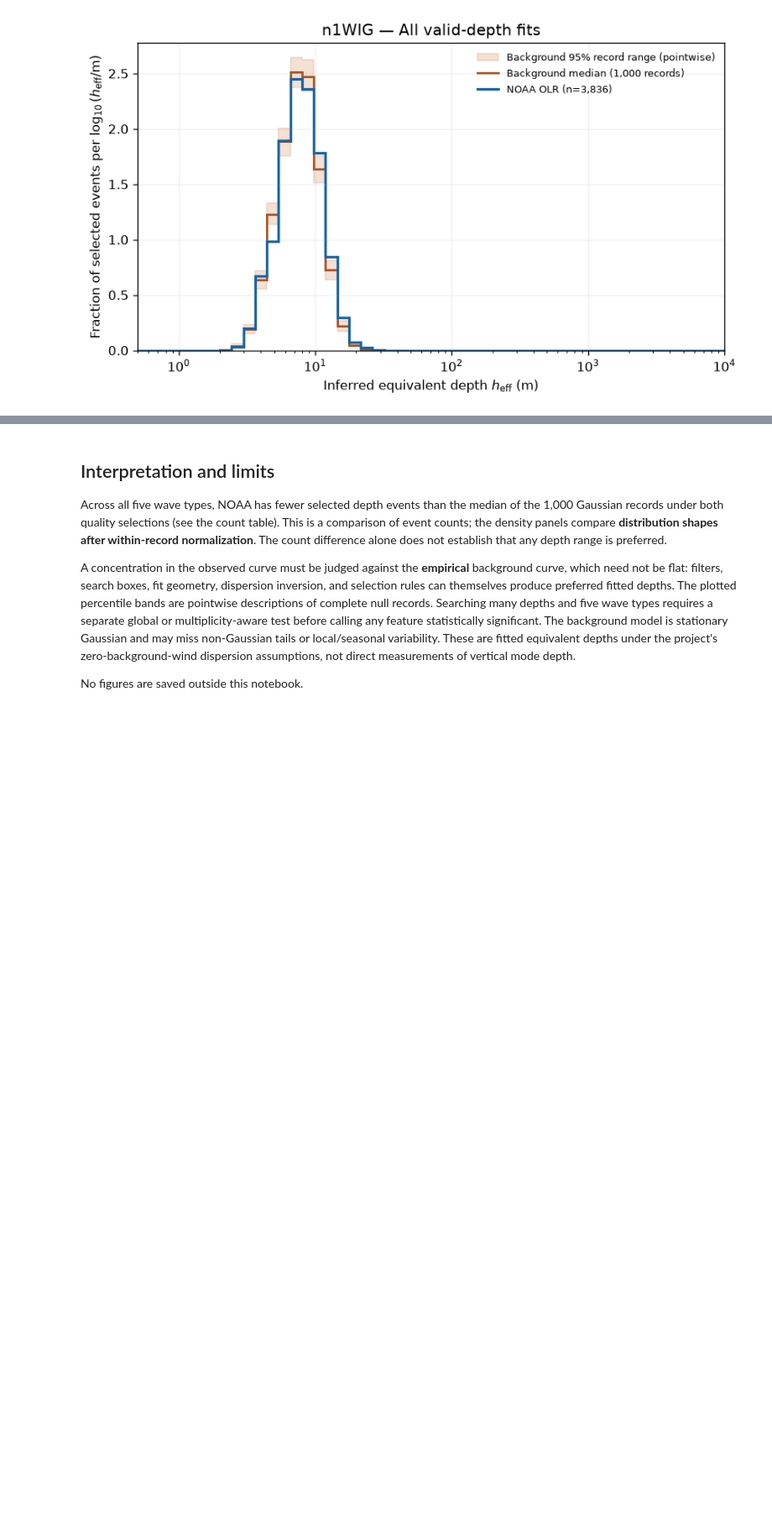
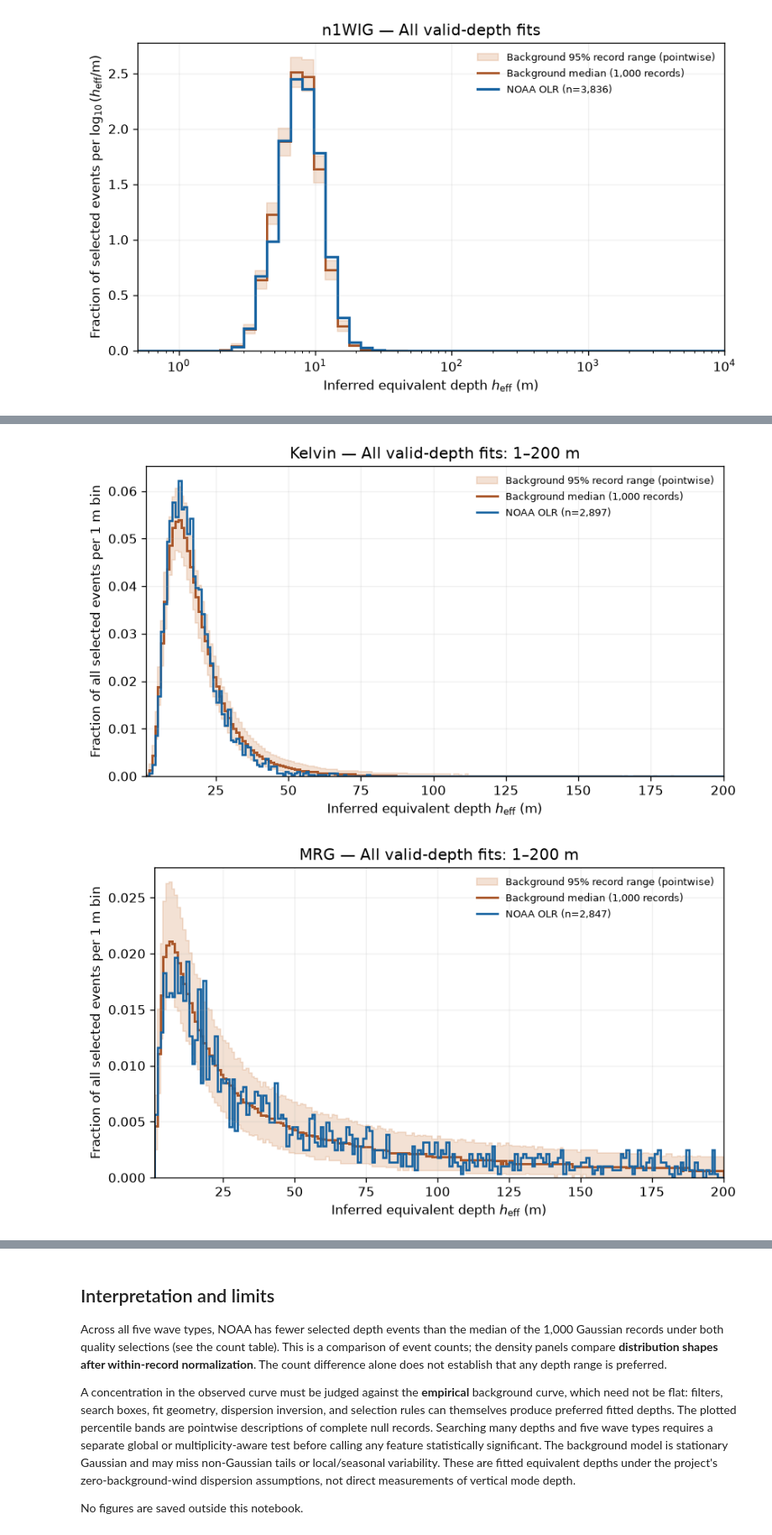
Before and after one commit to pedroanguloumana/cmip6_equiv_depth_distributions, a Jupyter notebook: notebooks/codex_heff_distribution_noaa.ipynb, the cells around one changed output, grey strips where cells are left out. Shown at 84% size. Cells and saved outputs as stored; diff of their text form; code cells hidden in the pictures; blank space fills up the shorter version.

```diff
--- a/notebooks/codex_heff_distribution_noaa.ipynb
+++ b/notebooks/codex_heff_distribution_noaa.ipynb
@@ -202,0 +253,6 @@ for wave in WAVES:
+# %%
+for wave in WAVES:
+    plot_linear_depth_distribution(wave, "relaxed")
+# %% [output]
+[figure, added]
+[figure, added]
```
Also changed, not shown: parts of 9 cells of this notebook.
